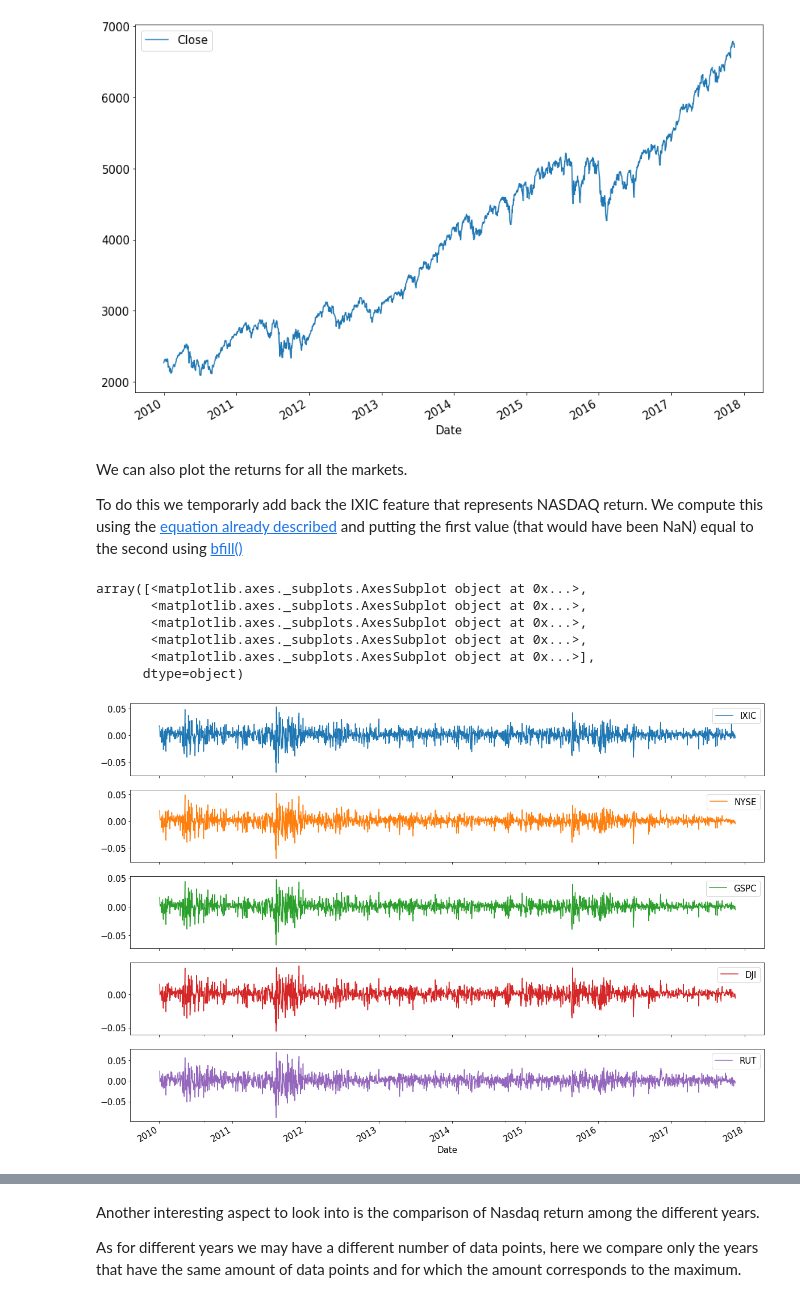
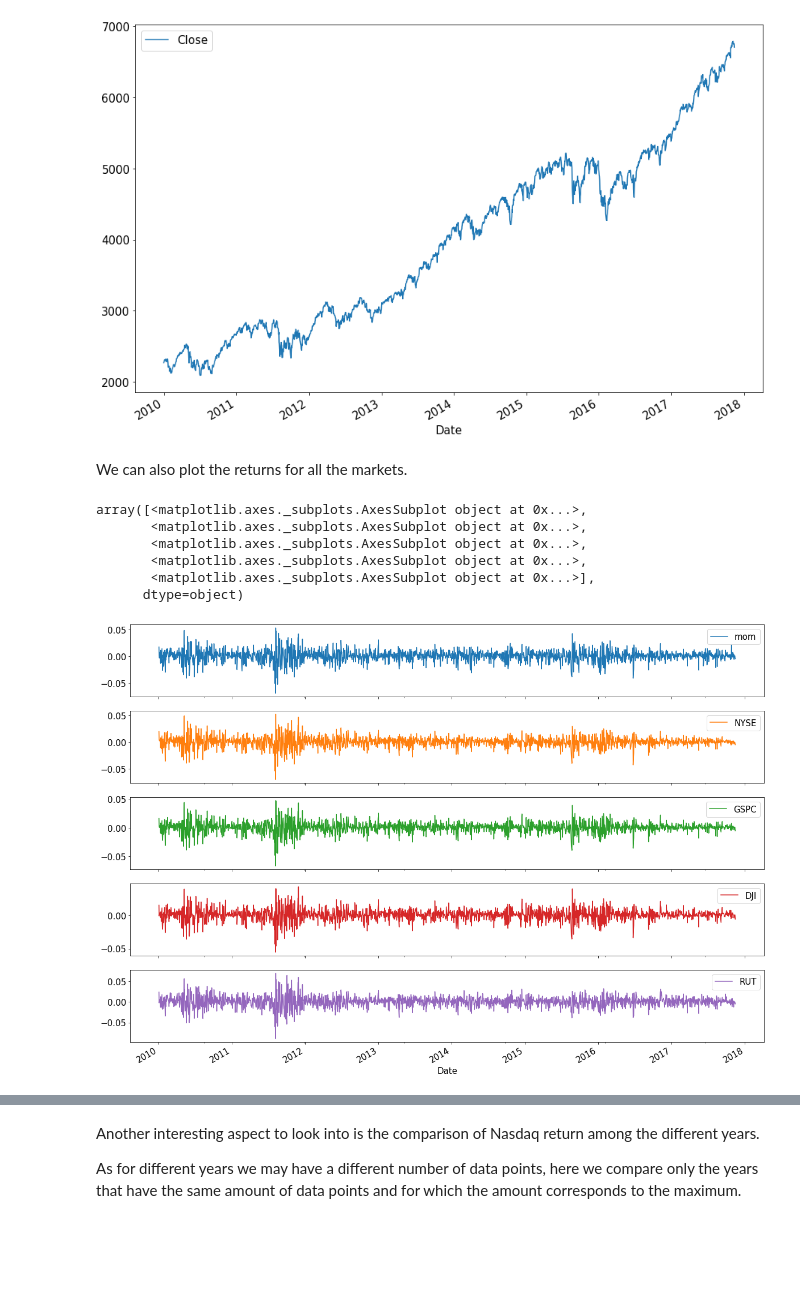
Before and after one commit to matteobettini/Stock-Market-Prediction-2020, a Jupyter notebook: notebooks/Data exploration.ipynb, the cells around one changed output, grey strips where cells are left out. Drawn from its saved outputs; the diff is of its cells as text; code cells hidden in the pictures; blank space fills up the shorter version.

```diff
--- a/notebooks/Data exploration.ipynb
+++ b/notebooks/Data exploration.ipynb
@@ -120 +124,19 @@ A tabular description of the features is also reported in the following images.
+# %%
+technical_indeces = ["Volume","mom","mom1","mom2","mom3","ROC_5","ROC_10","ROC_15","ROC_20","EMA_10","EMA_20","EMA_50","EMA_200"]
+economic_indices = ["DTB4WK","DTB3","DTB6","DGS5","DGS10","DAAA","DBAA","TE1","TE2","TE3","TE5","TE6","DE1","DE2","DE4","DE5","DE6","CTB3M","CTB6M","CTB1Y"]
+comodities_indices = ["Oil","Brent","WIT-oil","Gold","gold-F","XAU","XAG","GAS-F","silver-F","copper-F","wheat-F"]
+word_indices = ["GSPC","DJI","NYSE","RUT","HSI","SSEC","FCHI","FTSE","GDAXI"]
+exchannge_indices = ["JPY","GBP","CAD","CNY","AUD","NZD","CHF","EUR","Dollar index","Dollar index-F"]
+companies_indices = ["XOM","JPM","AAPL","MSFT","GE","JNJ","WFC","AMZN"]
+futures_indices = ["CAC-F","FTSE-F","DAX-F","HSI-F","Nikkei-F","KOSPI-F","NASDAQ-F","DJI-F","S&P-F","RUSSELL-F"]
+
+
+nasdaq_df = nasdaq_df[["Name","Close"] +
+                       technical_indeces +
+                       economic_indices +
+                       comodities_indices +
+                       word_indices +
+                       exchannge_indices +
+                       companies_indices +
+                       futures_indices]
 # %% [markdown]
@@ -160,3 +184,5 @@ Name: Name, dtype: int64
+# %%
+nasdaq_df.drop(labels=["Name"], axis=1, inplace=True)
 # %% [markdown]
 <a name="return_equation_cell"/>
 
@@ -172,6 +203,6 @@ We want also to reinsert the categorical feature describing the day of the week.
 We do this in the following way:
 # %%
-nasdaq_df.insert(0,'day_of_week',nasdaq_df.index.day_name())
+nasdaq_df.insert(0,'day_of_week',nasdaq_df.index.dayofweek)
 # %%
 nasdaq_df.head(3)
 # %% [output]
@@ -217,22 +248,18 @@ But first, let's see the evoultion over time of the close price of the NASDAQ ma
 ax = nasdaq_df.plot(y=["Close"])
 # %% [output]
 [figure]
-# %% [markdown]
-We can also plot the returns for all the markets.
-
-To do this we temporarly add back the IXIC feature that represents NASDAQ return. We compute this using the [equation already described](#return_equation_cell) and putting the first value (that would have been NaN) equal to the second using [bfill()](https://pandas.pydata.org/pandas-docs/stable/reference/api/pandas.DataFrame.bfill.html)
-# %%
-nasdaq_df["IXIC"] = (nasdaq_df["Close"] / nasdaq_df["Close"].shift(1) - 1).bfill()
+# %% [markdown]
+We can also plot the returns for all the markets.
 # %%
-nasdaq_df.plot(y=["IXIC","NYSE","GSPC","DJI","RUT"], subplots=True, figsize=(20,15))
+nasdaq_df.plot(y=["mom","NYSE","GSPC","DJI","RUT"], subplots=True, figsize=(20,15))
 # %% [output]
 array([<matplotlib.axes._subplots.AxesSubplot object at 0x...>,
        <matplotlib.axes._subplots.AxesSubplot object at 0x...>,
        <matplotlib.axes._subplots.AxesSubplot object at 0x...>,
        <matplotlib.axes._subplots.AxesSubplot object at 0x...>,
        <matplotlib.axes._subplots.AxesSubplot object at 0x...>],
       dtype=object)
-[figure, old version]
+[figure, new version]
 # %% [markdown]
 We can see that there are some common trends.
 
```
Also changed, not shown: parts of 89 cells of this notebook.
